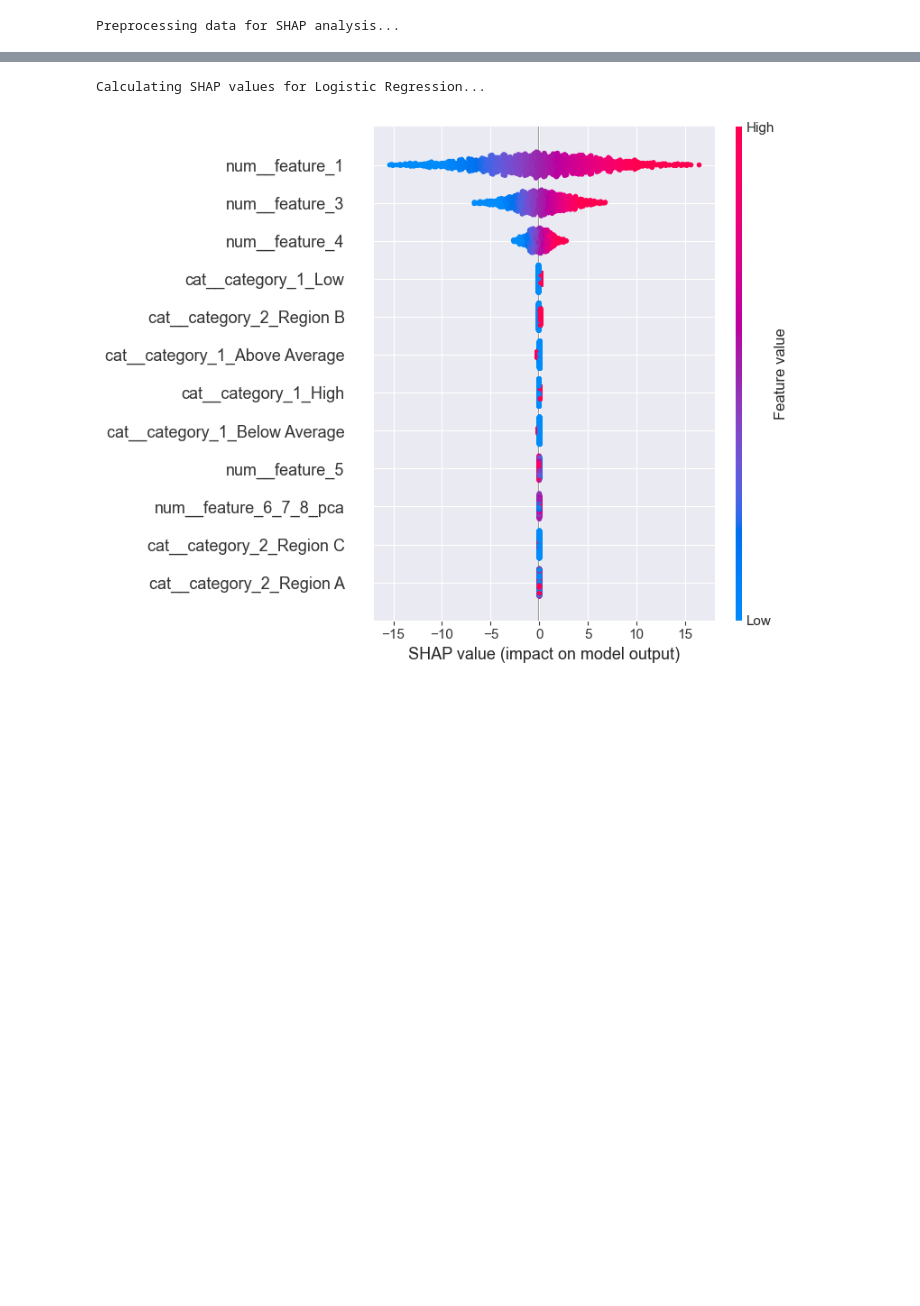
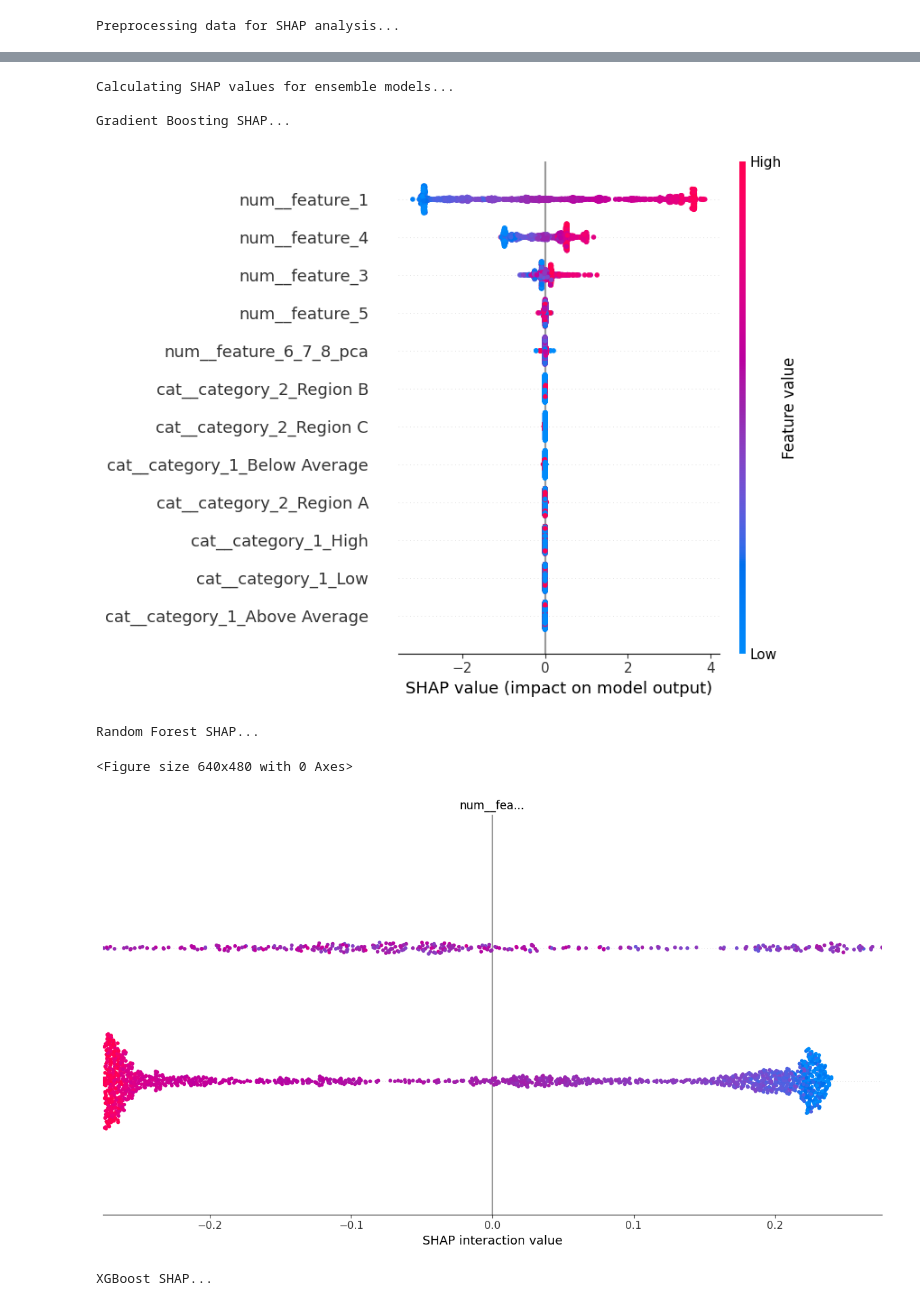
Before and after one commit to Zhalgas03/Machine-Learning, a Jupyter notebook: ml_final.ipynb, the cells around one changed output, grey strips where cells are left out. Drawn from its saved outputs; the diff is of its cells as text; code cells hidden in the pictures; blank space fills up the shorter version.

```diff
--- a/ml_final.ipynb
+++ b/ml_final.ipynb
@@ -550,8 +600 @@ param_grids = {
-# %%
-
-models = {
-    'Logistic Regression': LogisticRegression(random_state=42, max_iter=1000),
-    'Gradient Boosting': GradientBoostingClassifier(random_state=42),
-    'Random Forest': RandomForestClassifier(random_state=42)
-}
 # %% [markdown]
@@ -658,10 +715,10 @@ plt.show()
 #### 7.1: Train models for feature importance analysis
 # %%
 
-lr_model = best_models['Logistic Regression']
+xb_model = best_models['XGBoost']
 gb_model = best_models['Gradient Boosting']
 rf_model = best_models['Random Forest']
-
+vt_model = best_models['Voting Ensemble']
 
 
 rf_model.fit(X_train, y_train)
@@ -688,5 +746,5 @@ Pipeline(steps=[('preprocessor',
 # %%
-lr_model.fit(X_train, y_train)
+xb_model.fit(X_train, y_train)
 # %% [output]
 Pipeline(steps=[('preprocessor',
                  ColumnTransformer(transformers=[('num',
@@ -731,0 +788,2 @@ Pipeline(steps=[('preprocessor',
+# %%
+vt_model.fit(X_train, y_train)
@@ -805,16 +864,44 @@ Preprocessing data for SHAP analysis...
 # %%
-print("\nCalculating SHAP values for Logistic Regression...")
+import shap
+
+print("\nCalculating SHAP values for ensemble models...")
+
+feature_names = preprocessor.get_feature_names_out()
+
+X_train_transformed = preprocessor.fit_transform(X_train)
+X_test_transformed = preprocessor.transform(X_test)
+
+# --- Gradient Boosting ---
+print("\nGradient Boosting SHAP...")
+gb_model = best_models['Gradient Boosting'].named_steps['classifier']
+explainer_gb = shap.Explainer(gb_model, X_train_transformed, feature_names=feature_names)
+shap_values_gb = explainer_gb(X_test_transformed)
+shap.summary_plot(shap_values_gb, X_test_transformed, feature_names=feature_names)
+
+# --- Random Forest ---
+print("\nRandom Forest SHAP...")
+rf_model = best_models['Random Forest'].named_steps['classifier']
+explainer_rf = shap.Explainer(rf_model, X_train_transformed, feature_names=feature_names)
+shap_values_rf = explainer_rf(X_test_transformed)
+shap.summary_plot(shap_values_rf, X_test_transformed, feature_names=feature_names)
+
+# --- XGBoost ---
+print("\nXGBoost SHAP...")
+xb_model = best_models['XGBoost'].named_steps['classifier']
+explainer_xb = shap.Explainer(xb_model, X_train_transformed, feature_names=feature_names)
+shap_values_xb = explainer_xb(X_test_transformed)
+shap.summary_plot(shap_values_xb, X_test_transformed, feature_names=feature_names)
 
 
-lr_pipeline = best_models['Logistic Regression']
-lr_model = lr_pipeline.named_steps['classifier']
-feature_names = lr_pipeline.named_steps['preprocessor'].get_feature_names_out()
-
-
-explainer = shap.Explainer(lr_model, X_train_transformed, feature_names=feature_names)
-shap_values = explainer(X_test_transformed)
-
-shap.summary_plot(shap_values, X_test_transformed, feature_names=feature_names)
+plt.figure(figsize=(8,6))
+plt.tight_layout()
+plt.show()
 # %% [output]
-Calculating SHAP values for Logistic Regression...
+Calculating SHAP values for ensemble models...
+
+Gradient Boosting SHAP...
-[figure, old version]
+[figure, new version]
+Random Forest SHAP...
+<Figure size 640x480 with 0 Axes>
+[figure, added]
+XGBoost SHAP...
```
Also changed, not shown: parts of 53 cells of this notebook, 11 other files.
